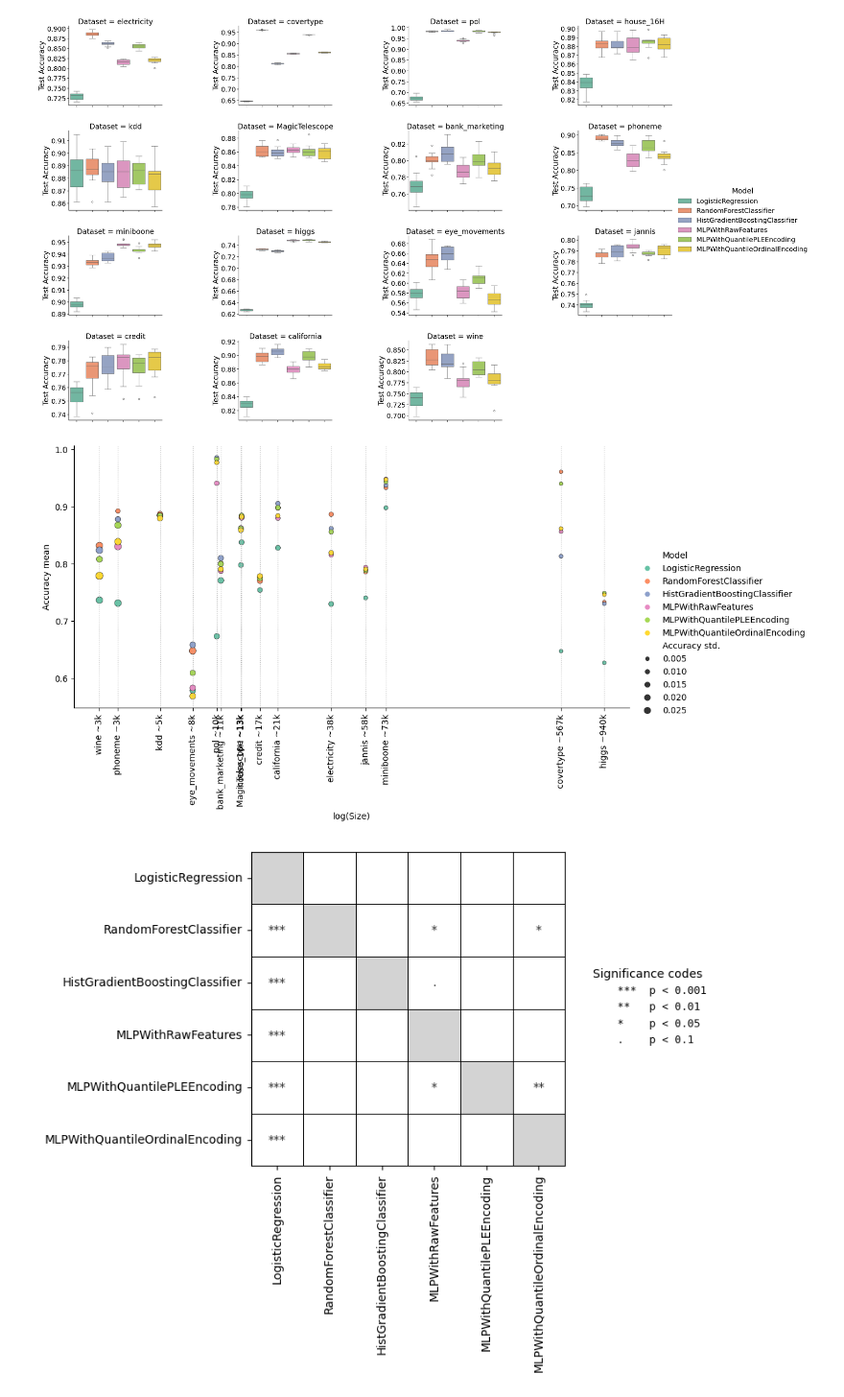
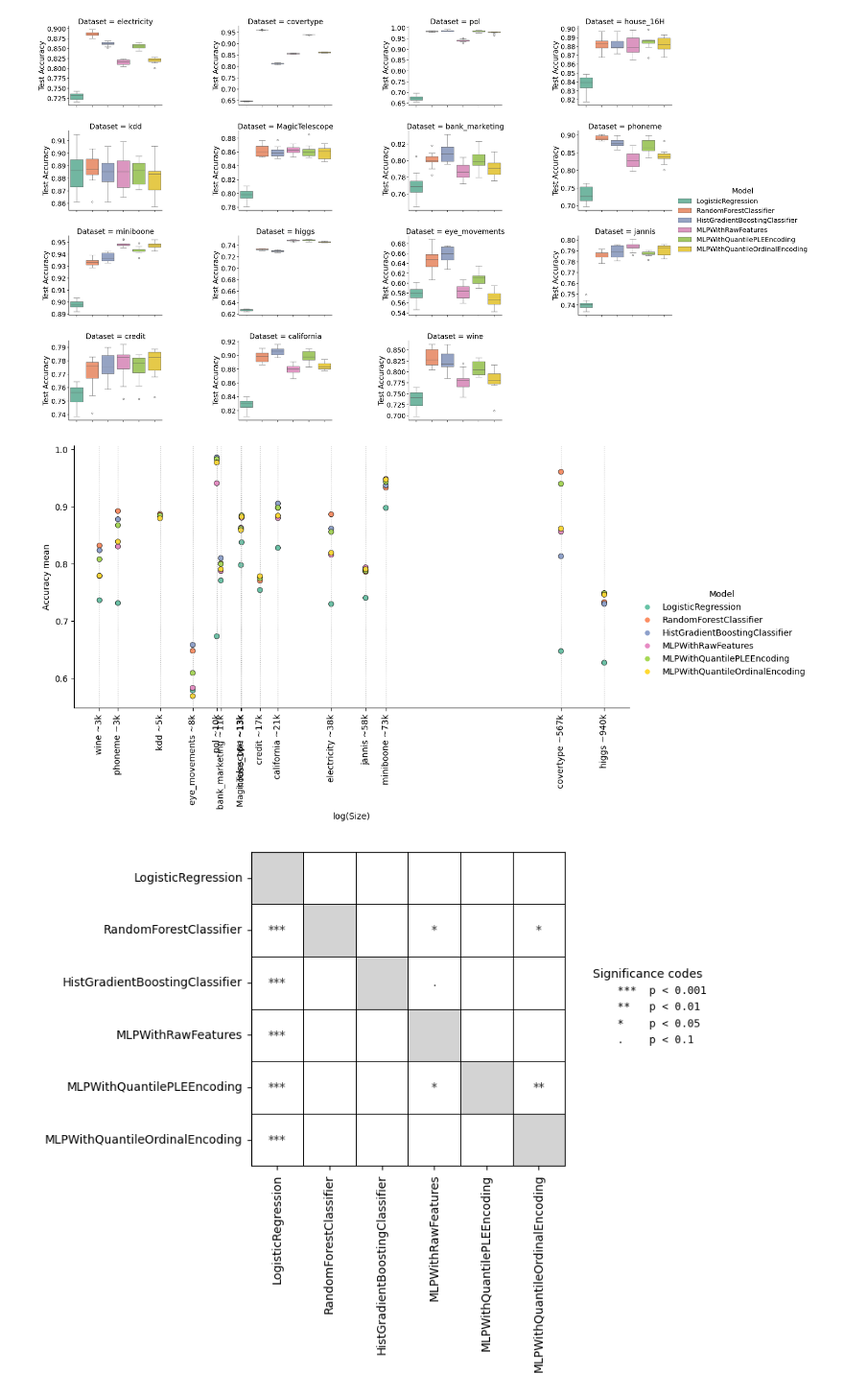
Before and after one commit to barhanc/tabular-discretization-and-nn, a Jupyter notebook: experiment.ipynb, the cells around one changed output. Shown at 96% size. Saved outputs shown, nothing was run; the diff lists cells and outputs as text; code cells hidden in the pictures.

```diff
--- a/experiment.ipynb
+++ b/experiment.ipynb
@@ -244,44 +237,40 @@ with sns.plotting_context("notebook", font_scale=2):
         ax.set_ylabel("Test Accuracy")
 # %% [output]
 [figure]
-# %%
-from millify import millify
-
-df_acc = df.xs(key="test_acc_scores", axis=1, level=2)
-models = df_acc.columns.get_level_values(1).unique()
-
-df_acc_agg = pd.DataFrame()
-df_acc_agg["acc_avg"] = df_acc.mean()
-df_acc_agg["acc_std"] = df_acc.std()
-
-for dataset, data_id in datasets.items():
-    size = len(fetch_openml(data_id=data_id, return_X_y=True, as_frame=True)[0])
-    for model in models:
-        df_acc_agg.loc[(dataset, models), "size"] = size
-
-df_acc_agg = df_acc_agg.reset_index()
-df_acc_agg.columns = ["Dataset", "Model", "Accuracy mean", "Accuracy std.", "Size"]
-df_acc_agg.loc[:, "log(Size)"] = np.log(df_acc_agg.loc[:, "Size"])
 # %%
+from millify import millify
+
+df_acc = df.xs(key="test_acc_scores", axis=1, level=2)
+models = df_acc.columns.get_level_values(1).unique()
+
+df_acc_agg = pd.DataFrame()
+df_acc_agg["acc_avg"] = df_acc.mean()
+
+for dataset, details in datasets_grinsztajn.items():
+    df_acc_agg.loc[(dataset, models), "size"] = details["n_samples"]
+
+df_acc_agg = df_acc_agg.reset_index()
+df_acc_agg.columns = ["Dataset", "Model", "Accuracy mean", "Size"]
+df_acc_agg.loc[:, "log(Size)"] = np.log(df_acc_agg.loc[:, "Size"])
+
 fg = sns.relplot(
     data=df_acc_agg,
     y="Accuracy mean",
     x="log(Size)",
     hue="Model",
-    size="Accuracy std.",
     palette="Set2",
     edgecolors="k",
     aspect=2,
 )
 df_acc_agg_sort = df_acc_agg.sort_values(by="log(Size)")
 fg.ax.set_xticks(
     ticks=df_acc_agg_sort.loc[:, "log(Size)"].unique(),
     labels=pd.unique(df_acc_agg_sort.loc[:, "Dataset"] + " ~" + df_acc_agg_sort.loc[:, "Size"].apply(millify)),
     rotation=90,
 )
 fg.ax.grid(True, which="major", axis="x", ls="dotted", lw=0.8)
 # %% [output]
-[figure, old version]
+[figure, new version]
 # %%
 from scipy import stats
 from itertools import product
```
Also changed, not shown: parts of 6 cells of this notebook.
